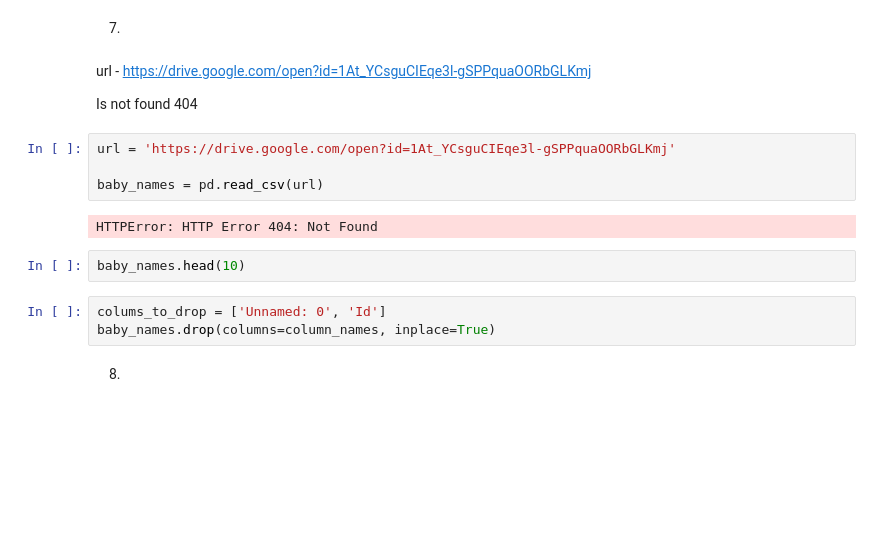
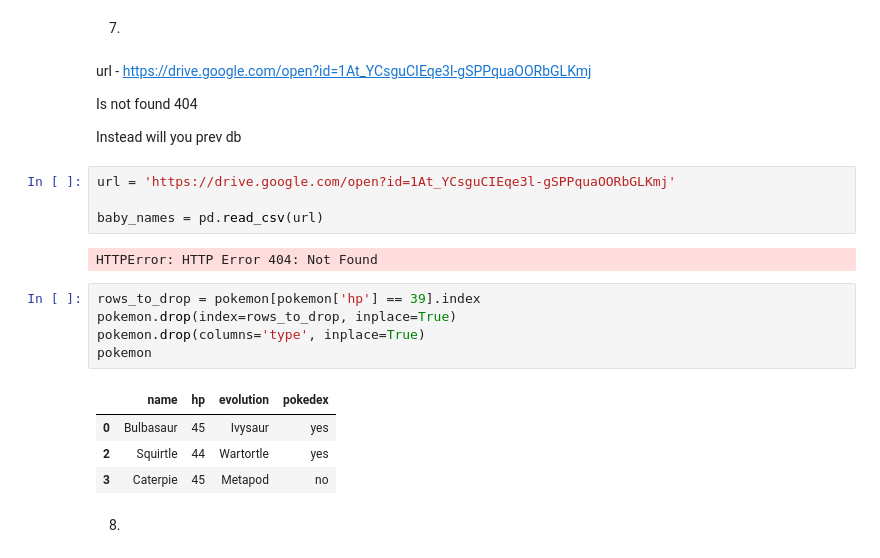
Before and after one commit to danik1341/DI_Python_Bootcamp, a Jupyter notebook: w5d2/ex_xp.ipynb, the cells around one changed output. Drawn from its saved outputs; the diff is of its cells as text; blank space fills up the shorter version.

```diff
--- a/w5d2/ex_xp.ipynb
+++ b/w5d2/ex_xp.ipynb
@@ -218,17 +218,24 @@ print(pokemon)
 url - https://drive.google.com/open?id=1At_YCsguCIEqe3l-gSPPquaOORbGLKmj
 
 Is not found 404
+
+Instead will you prev db
 # %%
 url = 'https://drive.google.com/open?id=1At_YCsguCIEqe3l-gSPPquaOORbGLKmj'
 
 baby_names = pd.read_csv(url)
 # %% [output]
 HTTPError: HTTP Error 404: Not Found
-# %%
-baby_names.head(10)
-# %%
-colums_to_drop = ['Unnamed: 0', 'Id']
-baby_names.drop(columns=column_names, inplace=True)
+# %%
+rows_to_drop = pokemon[pokemon['hp'] == 39].index
+pokemon.drop(index=rows_to_drop, inplace=True)
+pokemon.drop(columns='type', inplace=True)
+pokemon
+# %% [output]
+|  | name | hp | evolution | pokedex |
+| 0 | Bulbasaur | 45 | Ivysaur | yes |
+| 2 | Squirtle | 44 | Wartortle | yes |
+| 3 | Caterpie | 45 | Metapod | no |
 # %% [markdown]
 8.
 # %%
```
